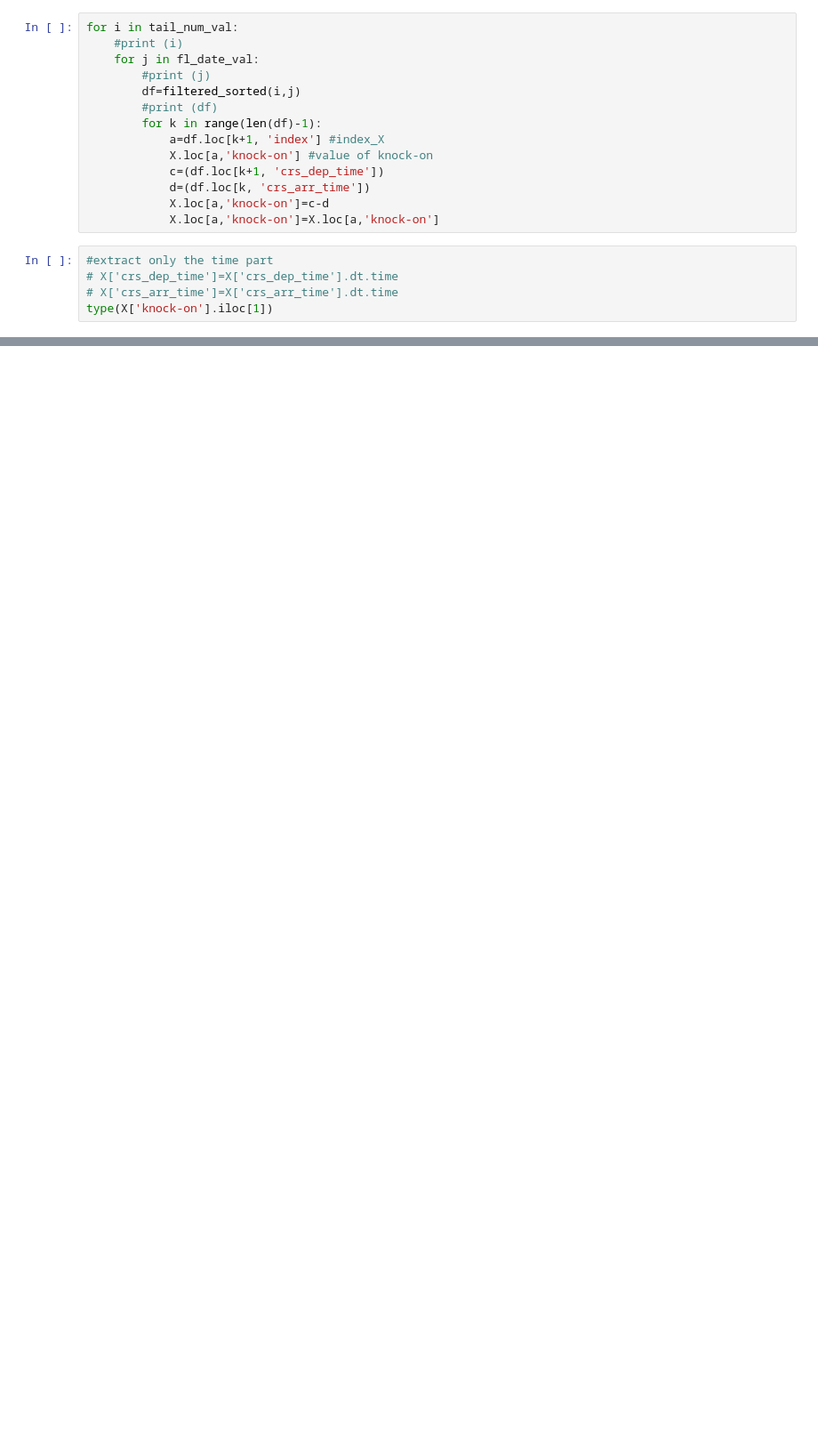
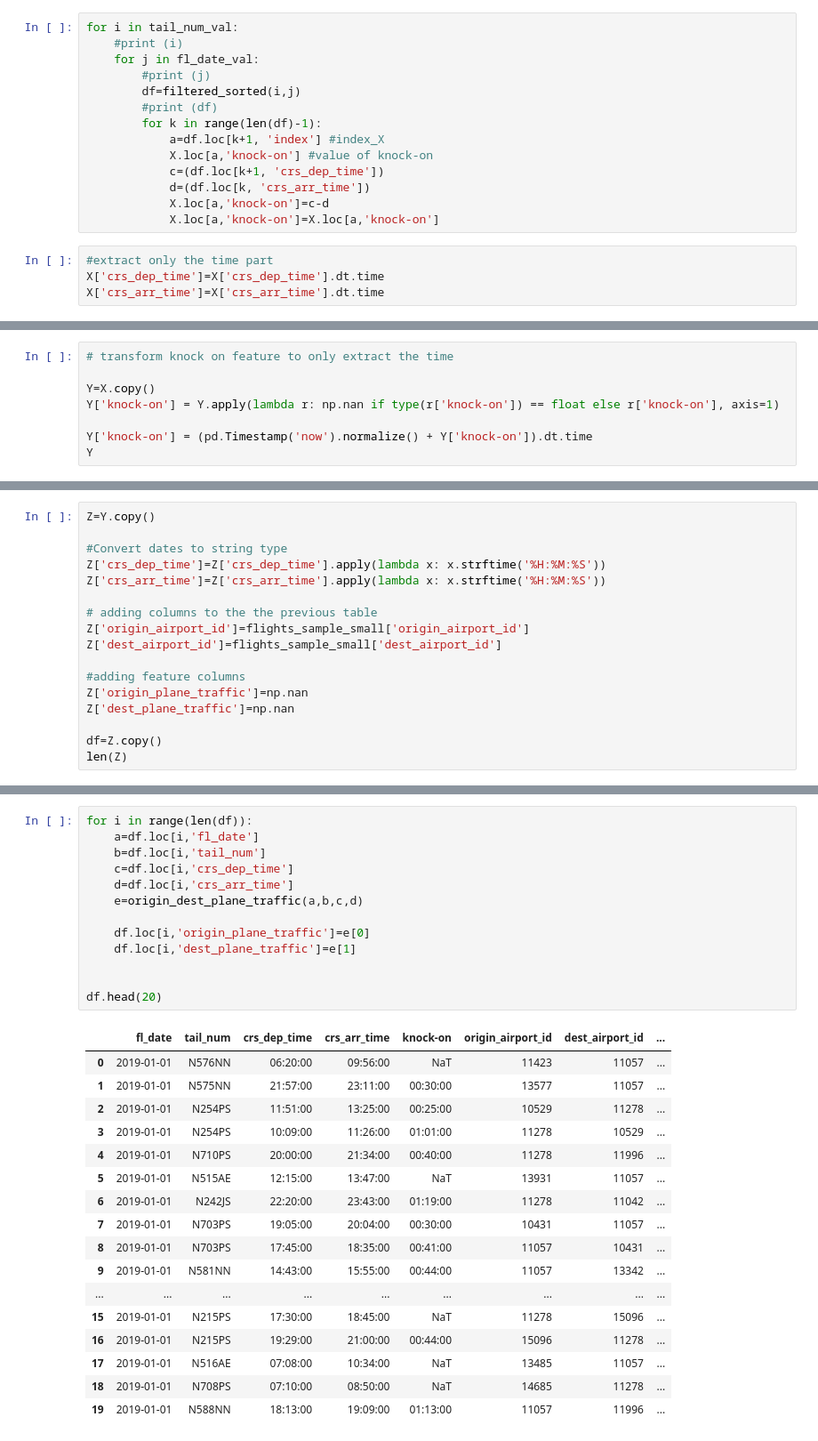
Before and after one commit to taaaraaa/Supervised-Learning-Project, a Jupyter notebook: Feature_Engineering.ipynb, the cells around one changed output, grey strips where cells are left out. Shown: that part at 89% size. Cells and saved outputs as stored; diff of their text form; blank space fills up the shorter version.

```diff
--- a/Feature_Engineering.ipynb
+++ b/Feature_Engineering.ipynb
@@ -97,7 +72,6 @@ for i in tail_num_val:
             X.loc[a,'knock-on']=X.loc[a,'knock-on']
 # %%
 #extract only the time part
-# X['crs_dep_time']=X['crs_dep_time'].dt.time
-# X['crs_arr_time']=X['crs_arr_time'].dt.time
-type(X['knock-on'].iloc[1])
+X['crs_dep_time']=X['crs_dep_time'].dt.time
+X['crs_arr_time']=X['crs_arr_time'].dt.time
 # %% [output]
@@ -121,0 +95,8 @@ X
+# %%
+# transform knock on feature to only extract the time
+
+Y=X.copy()
+Y['knock-on'] = Y.apply(lambda r: np.nan if type(r['knock-on']) == float else r['knock-on'], axis=1)
+
+Y['knock-on'] = (pd.Timestamp('now').normalize() + Y['knock-on']).dt.time
+Y
@@ -123,0 +128,17 @@ X.to_csv('./tables/flights_sample_small_knock_on.csv', index=False)
+# %%
+Z=Y.copy()
+
+#Convert dates to string type
+Z['crs_dep_time']=Z['crs_dep_time'].apply(lambda x: x.strftime('%H:%M:%S'))
+Z['crs_arr_time']=Z['crs_arr_time'].apply(lambda x: x.strftime('%H:%M:%S'))
+
+# adding columns to the the previous table
+Z['origin_airport_id']=flights_sample_small['origin_airport_id']
+Z['dest_airport_id']=flights_sample_small['dest_airport_id']
+
+#adding feature columns
+Z['origin_plane_traffic']=np.nan
+Z['dest_plane_traffic']=np.nan
+
+df=Z.copy()
+len(Z)
@@ -123,0 +187,31 @@ X.to_csv('./tables/flights_sample_small_knock_on.csv', index=False)
+# %%
+for i in range(len(df)):
+    a=df.loc[i,'fl_date']
+    b=df.loc[i,'tail_num']
+    c=df.loc[i,'crs_dep_time']
+    d=df.loc[i,'crs_arr_time']
+    e=origin_dest_plane_traffic(a,b,c,d)
+
+    df.loc[i,'origin_plane_traffic']=e[0]
+    df.loc[i,'dest_plane_traffic']=e[1]
+
+
+df.head(20)
+# %% [output]
+|  | fl_date | tail_num | crs_dep_time | crs_arr_time | knock-on | origin_airport_id | dest_airport_id | ... |
+| 0 | 2019-01-01 | N576NN | 06:20:00 | 09:56:00 | NaT | 11423 | 11057 | ... |
+| 1 | 2019-01-01 | N575NN | 21:57:00 | 23:11:00 | 00:30:00 | 13577 | 11057 | ... |
+| 2 | 2019-01-01 | N254PS | 11:51:00 | 13:25:00 | 00:25:00 | 10529 | 11278 | ... |
+| 3 | 2019-01-01 | N254PS | 10:09:00 | 11:26:00 | 01:01:00 | 11278 | 10529 | ... |
+| 4 | 2019-01-01 | N710PS | 20:00:00 | 21:34:00 | 00:40:00 | 11278 | 11996 | ... |
+| 5 | 2019-01-01 | N515AE | 12:15:00 | 13:47:00 | NaT | 13931 | 11057 | ... |
+| 6 | 2019-01-01 | N242JS | 22:20:00 | 23:43:00 | 01:19:00 | 11278 | 11042 | ... |
+| 7 | 2019-01-01 | N703PS | 19:05:00 | 20:04:00 | 00:30:00 | 10431 | 11057 | ... |
+| 8 | 2019-01-01 | N703PS | 17:45:00 | 18:35:00 | 00:41:00 | 11057 | 10431 | ... |
+| 9 | 2019-01-01 | N581NN | 14:43:00 | 15:55:00 | 00:44:00 | 11057 | 13342 | ... |
+| ... | ... | ... | ... | ... | ... | ... | ... | ... |
+| 15 | 2019-01-01 | N215PS | 17:30:00 | 18:45:00 | NaT | 11278 | 15096 | ... |
+| 16 | 2019-01-01 | N215PS | 19:29:00 | 21:00:00 | 00:44:00 | 15096 | 11278 | ... |
+| 17 | 2019-01-01 | N516AE | 07:08:00 | 10:34:00 | NaT | 13485 | 11057 | ... |
+| 18 | 2019-01-01 | N708PS | 07:10:00 | 08:50:00 | NaT | 14685 | 11278 | ... |
+| 19 | 2019-01-01 | N588NN | 18:13:00 | 19:09:00 | 01:13:00 | 11057 | 11996 | ... |
```
Also changed, not shown: parts of 13 cells of this notebook, 2 other files.
